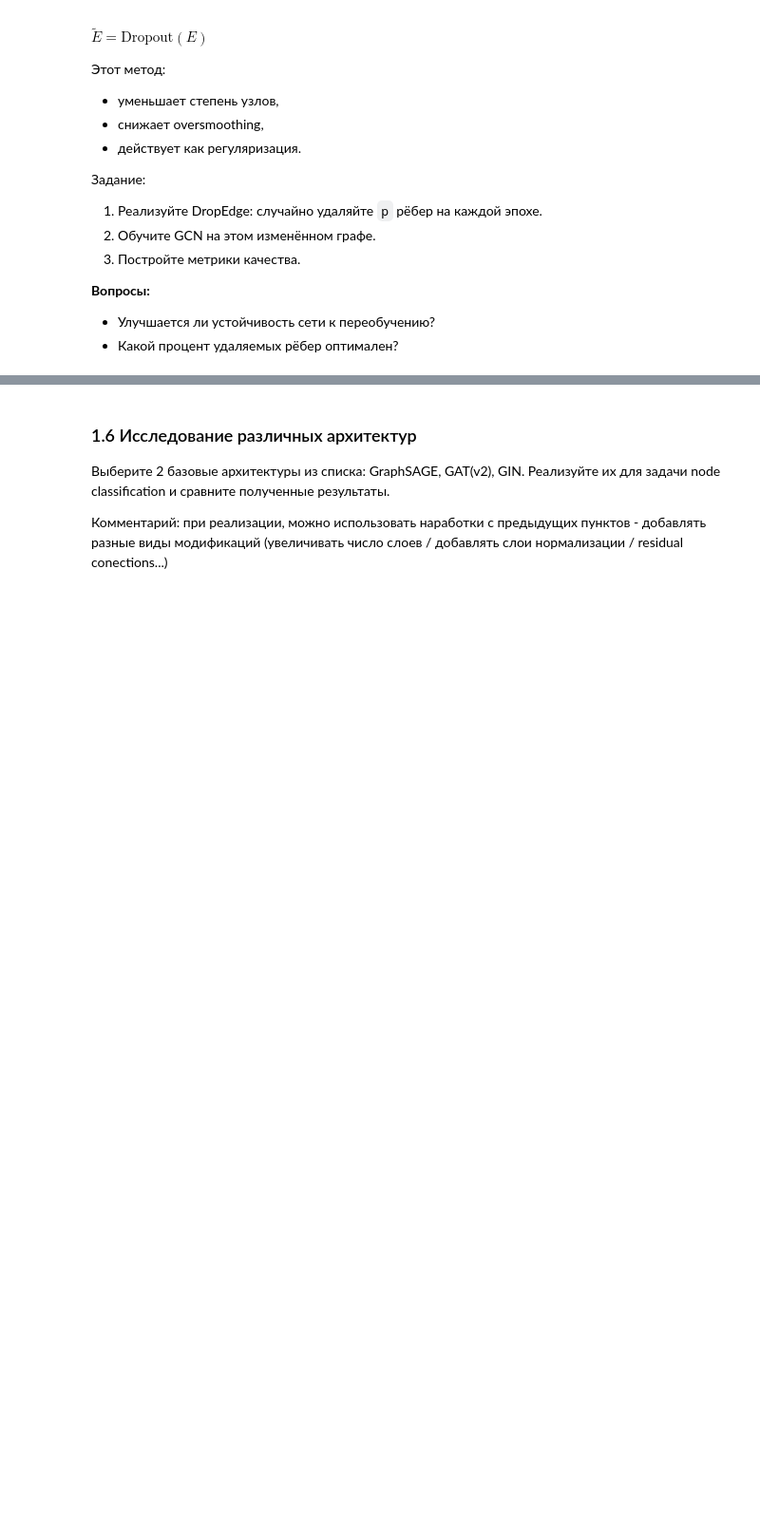
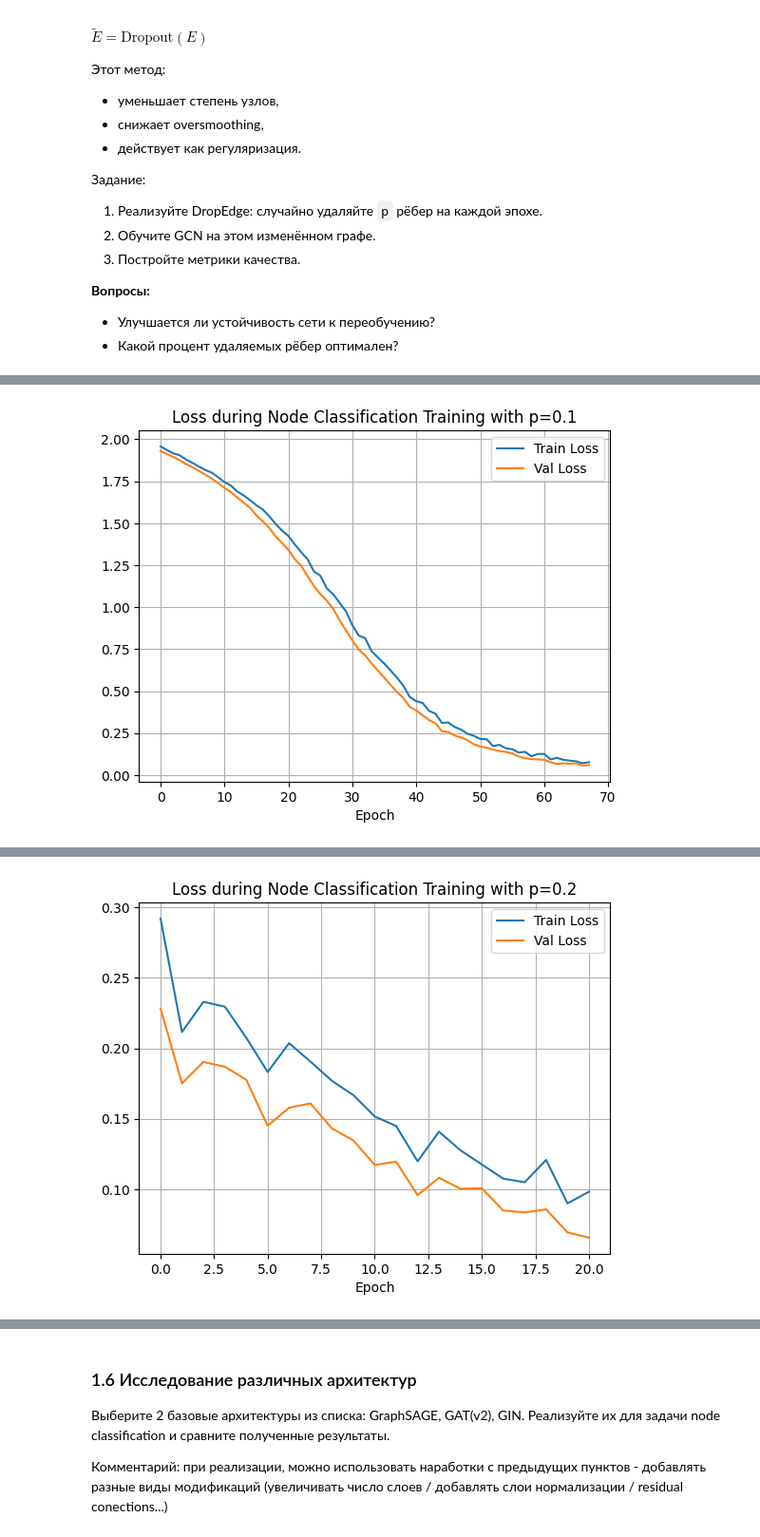
Before and after one commit to lolol101/GNN_hws, a Jupyter notebook: HW2.ipynb, the cells around one changed output, grey strips where cells are left out. Shown at 95% size. Cells and saved outputs as stored; diff of their text form; code cells hidden in the pictures; blank space fills up the shorter version.

```diff
--- a/HW2.ipynb
+++ b/HW2.ipynb
@@ -871,0 +719,17 @@ p        Train Acc    Val Acc      Test Acc     Overfit Gap
+# %%
+model = GCN_DropEdge(dataset.num_features, dataset.num_classes, hidden_dim=256).to(device)
+optimizer = torch.optim.Adam(model.parameters(), lr=0.0005, weight_decay=1e-4)
+
+for p in [0.1, 0.2, 0.3, 0.5, 0.7]:
+    train_losses, val_losses = train_with_dropedge(model, data, optimizer, p, epochs=300, verbose=True)
+    test_acc = evaluate_node_classification(model, data, data.test_mask)
+    print(f"Accuracy на тестовой выборке: {test_acc:.4f}")
+
+    plt.plot(train_losses, label='Train Loss')
+    plt.plot(val_losses, label='Val Loss')
+    plt.xlabel("Epoch")
+    plt.title(f"Loss during Node Classification Training with p={p}")
+    plt.legend()
+    plt.grid(True)
+    plt.show()
+# %% [output]
@@ -871,0 +745 @@ p        Train Acc    Val Acc      Test Acc     Overfit Gap
+[figure, added]
@@ -871,0 +751 @@ p        Train Acc    Val Acc      Test Acc     Overfit Gap
+[figure, added]
```
Also changed, not shown: parts of 17 cells of this notebook.
